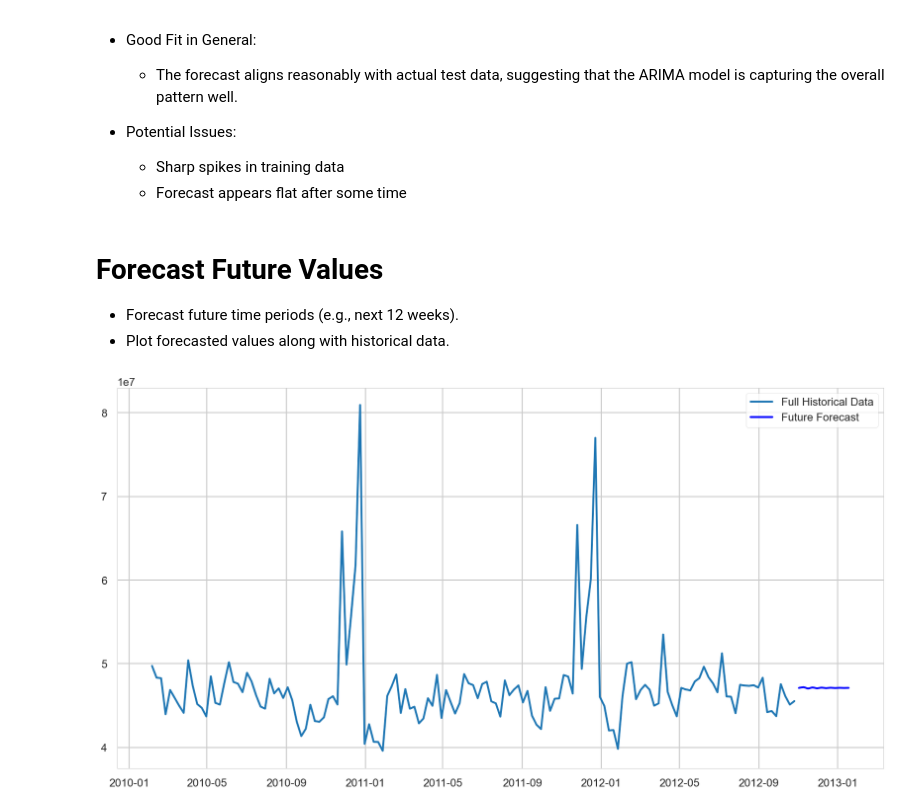
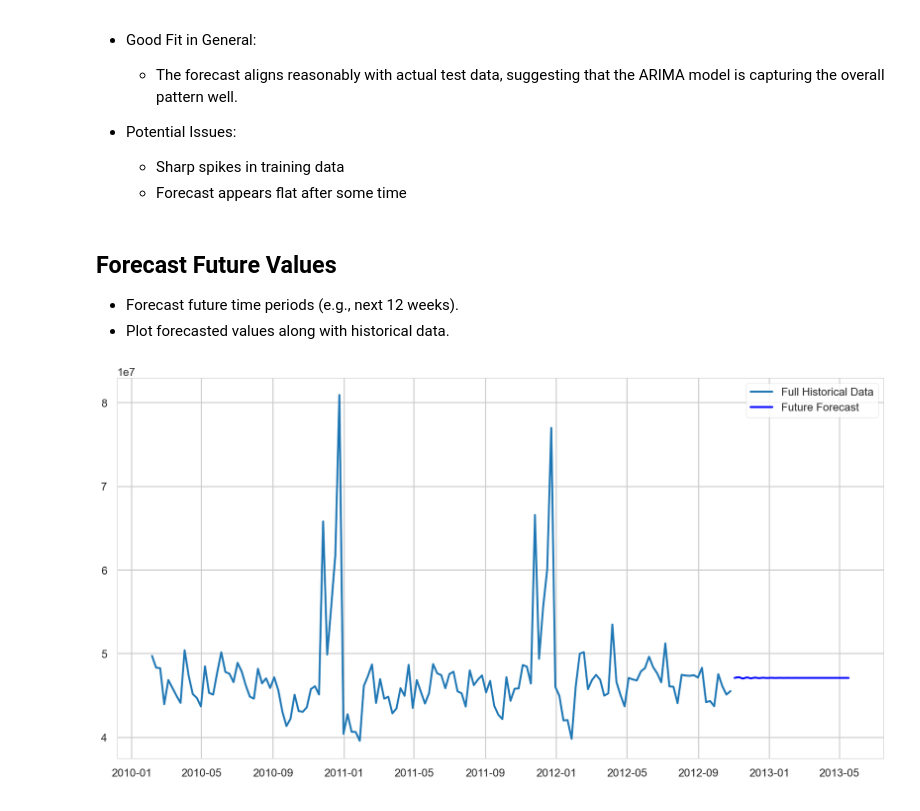
Before and after one commit to Day-hue/walmat, a Jupyter notebook: walmart.ipynb, the cells around one changed output. Cells and saved outputs as stored; diff of their text form; code cells hidden in the pictures.

```diff
--- a/walmart.ipynb
+++ b/walmart.ipynb
@@ -1494,26 +1497,26 @@ plt.show()
    * Sharp spikes in training data
    * Forecast appears flat after some time
 # %% [markdown]
-# Forecast Future Values
+## Forecast Future Values
  * Forecast future time periods (e.g., next 12 weeks).
  * Plot forecasted values along with historical data.
 # %%
 # Retrain ARIMA on Full Data
 final_model = ARIMA(df_grouped, order=(1,0,2))  # Use same (p, d, q)
 final_model_fit = final_model.fit()
 
 # Forecast Future Values (e.g., next 12 periods)
-future_steps = 12
+future_steps = 29
 future_forecast = final_model_fit.forecast(steps=future_steps)
 
 # Create a date index for future predictions
 future_dates = pd.date_range(start=df_grouped.index[-1], periods=future_steps+1, freq="W-FRI")[1:]
 
 # Plot Final Forecast
 plt.figure(figsize=(20,10))
 plt.plot(df_grouped, label="Full Historical Data")
 plt.plot(future_dates, future_forecast, label="Future Forecast", color="blue")
 plt.legend()
 plt.show()
 # %% [output]
-[figure, old version]
+[figure, new version]
```
Also changed, not shown: parts of 26 cells of this notebook.
